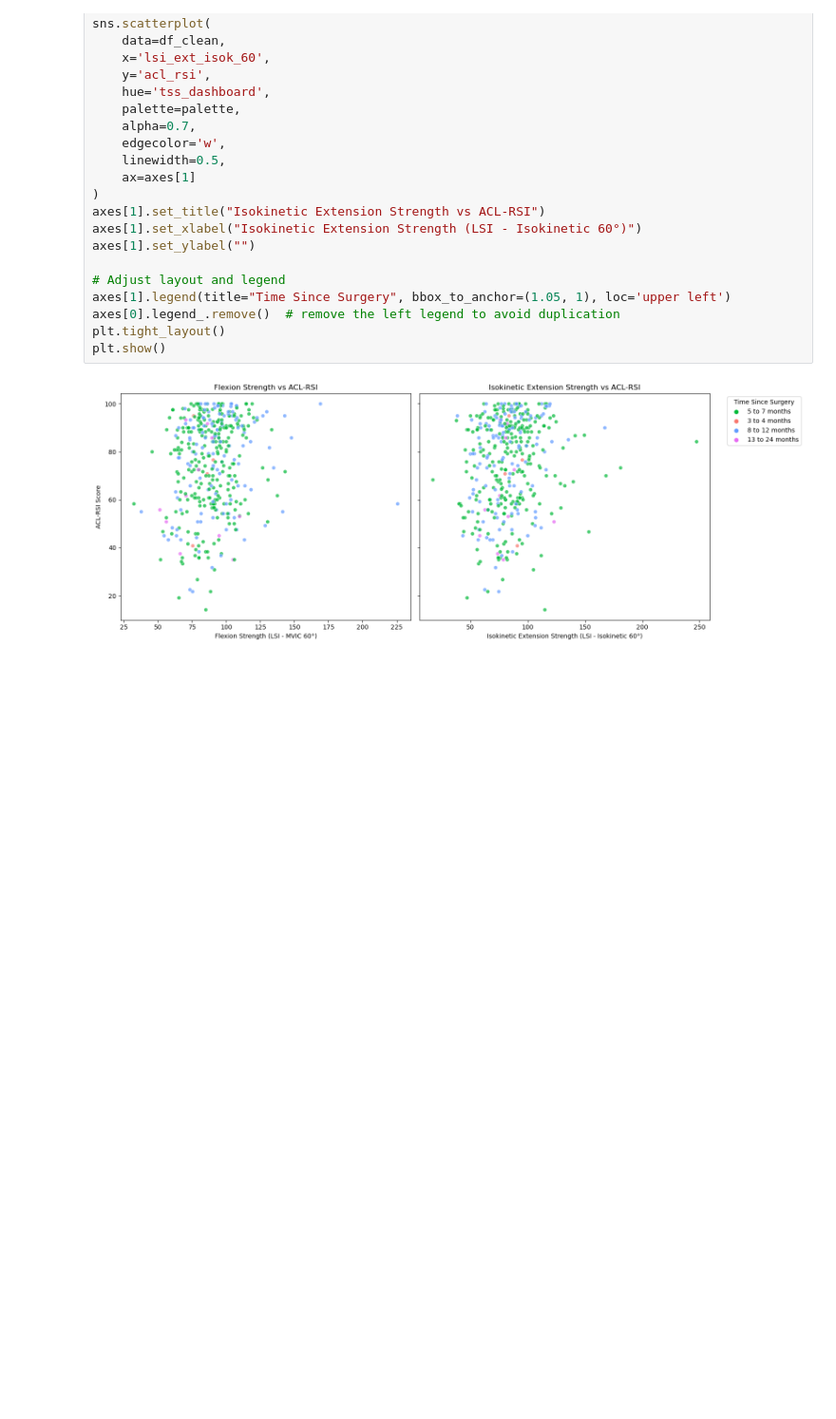
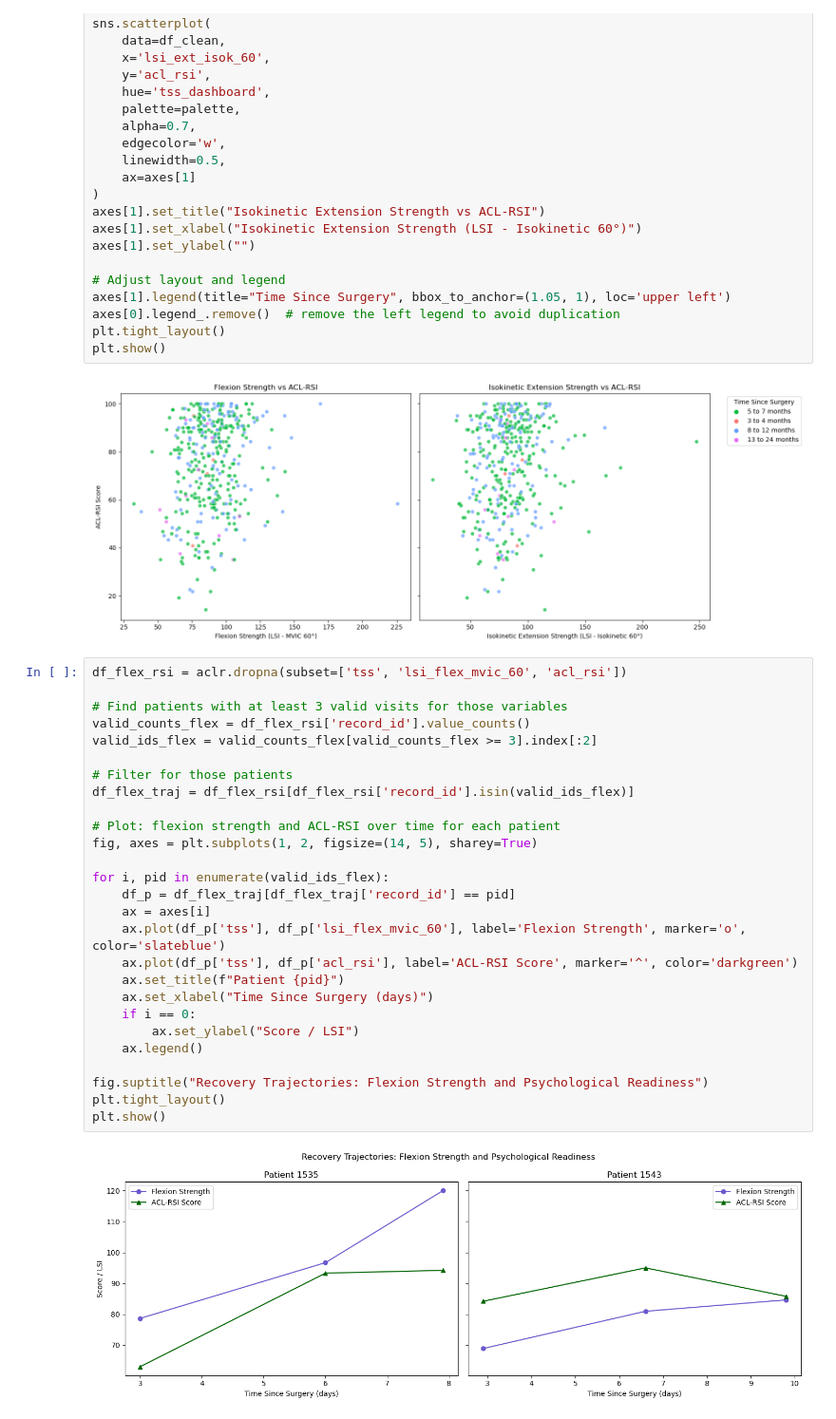
Before and after one commit to yxb8mh/finalproj, a Jupyter notebook: Initial_graphs (1).ipynb, the cells around one changed output. Shown at 95% size. Drawn from its saved outputs; the diff is of its cells as text; blank space fills up the shorter version.

```diff
--- a/Initial_graphs (1).ipynb
+++ b/Initial_graphs (1).ipynb
@@ -211,3 +211,32 @@ plt.tight_layout()
 plt.show()
 # %% [output]
 [figure]
+# %%
+df_flex_rsi = aclr.dropna(subset=['tss', 'lsi_flex_mvic_60', 'acl_rsi'])
+
+# Find patients with at least 3 valid visits for those variables
+valid_counts_flex = df_flex_rsi['record_id'].value_counts()
+valid_ids_flex = valid_counts_flex[valid_counts_flex >= 3].index[:2]
+
+# Filter for those patients
+df_flex_traj = df_flex_rsi[df_flex_rsi['record_id'].isin(valid_ids_flex)]
+
+# Plot: flexion strength and ACL-RSI over time for each patient
+fig, axes = plt.subplots(1, 2, figsize=(14, 5), sharey=True)
+
+for i, pid in enumerate(valid_ids_flex):
+    df_p = df_flex_traj[df_flex_traj['record_id'] == pid]
+    ax = axes[i]
+    ax.plot(df_p['tss'], df_p['lsi_flex_mvic_60'], label='Flexion Strength', marker='o', color='slateblue')
+    ax.plot(df_p['tss'], df_p['acl_rsi'], label='ACL-RSI Score', marker='^', color='darkgreen')
+    ax.set_title(f"Patient {pid}")
+    ax.set_xlabel("Time Since Surgery (days)")
+    if i == 0:
+        ax.set_ylabel("Score / LSI")
+    ax.legend()
+
+fig.suptitle("Recovery Trajectories: Flexion Strength and Psychological Readiness")
+plt.tight_layout()
+plt.show()
+# %% [output]
+[figure, added]
```
Also changed, not shown: parts of 3 cells of this notebook, 22 other files.
